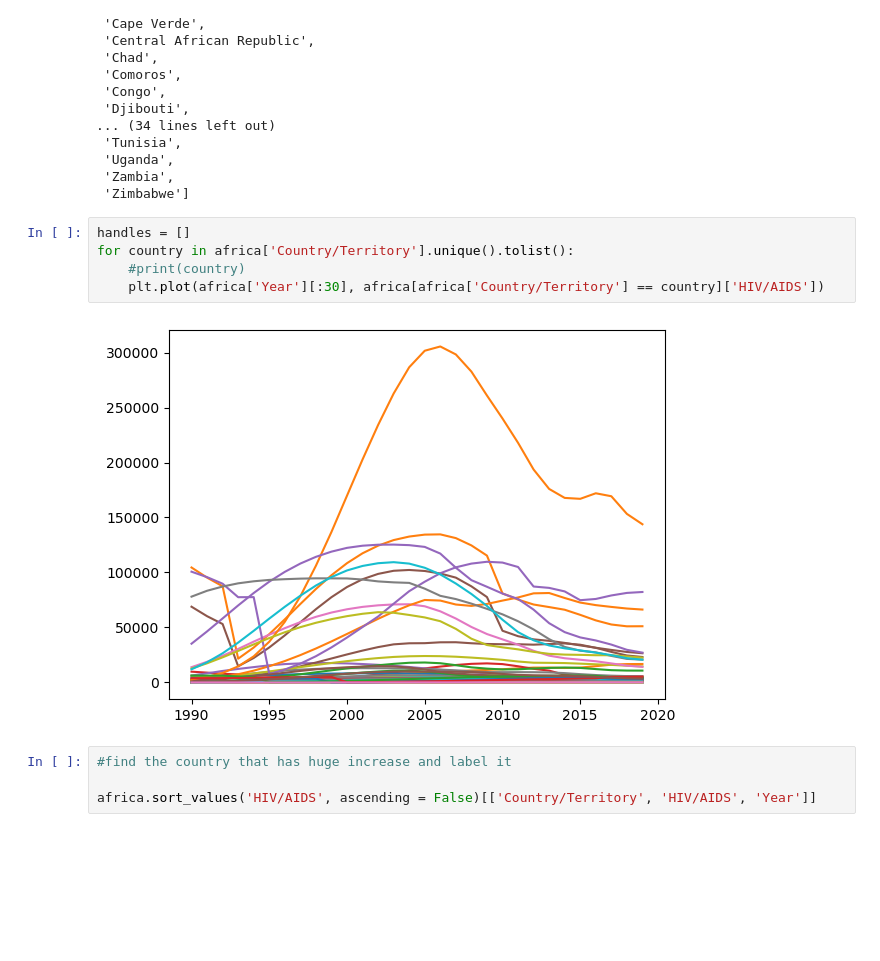
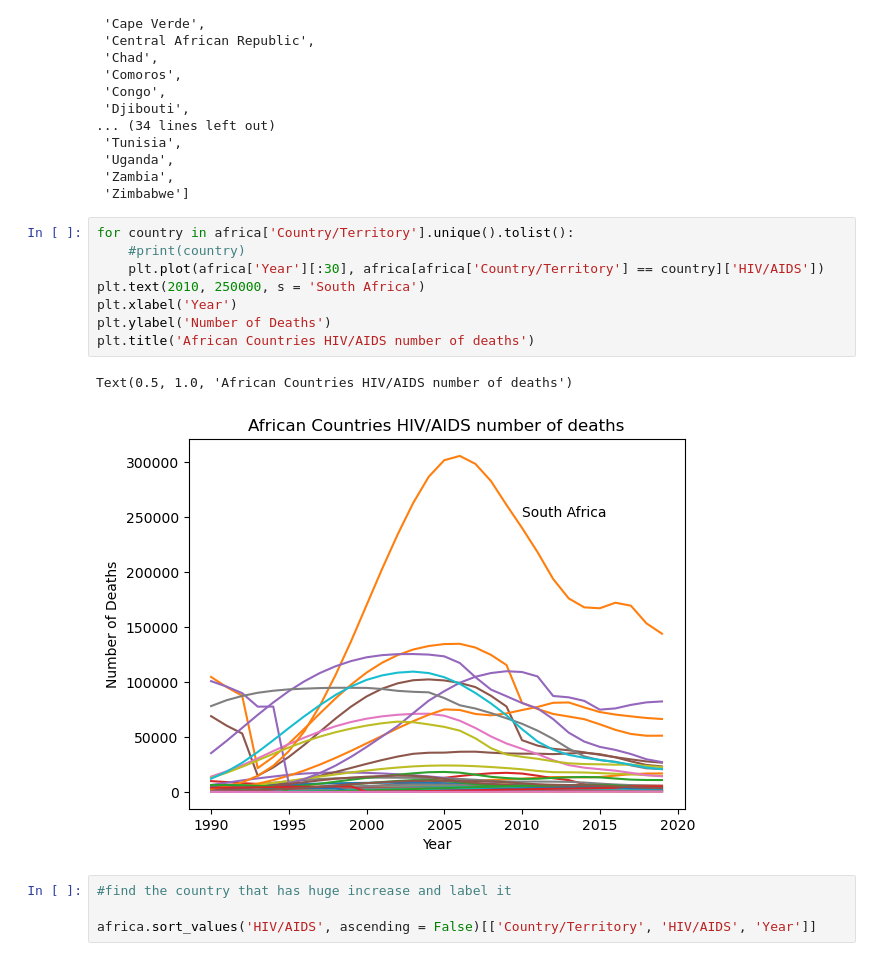
Before and after one commit to apanthari/project_1_group, a Jupyter notebook: exploration.ipynb, the cells around one changed output. Saved outputs shown, nothing was run; the diff lists cells and outputs as text; blank space fills up the shorter version.

```diff
--- a/exploration.ipynb
+++ b/exploration.ipynb
@@ -445,12 +537,16 @@ africa['Country/Territory'].unique().tolist()
  'Zambia',
  'Zimbabwe']
 # %%
-handles = []
 for country in africa['Country/Territory'].unique().tolist():
     #print(country)
     plt.plot(africa['Year'][:30], africa[africa['Country/Territory'] == country]['HIV/AIDS'])
+plt.text(2010, 250000, s = 'South Africa')
+plt.xlabel('Year')
+plt.ylabel('Number of Deaths')
+plt.title('African Countries HIV/AIDS number of deaths')
 # %% [output]
+Text(0.5, 1.0, 'African Countries HIV/AIDS number of deaths')
-[figure, old version]
+[figure, new version]
 # %%
 #find the country that has huge increase and label it
 
```
Also changed, not shown: parts of 12 cells of this notebook, 2 other files.
